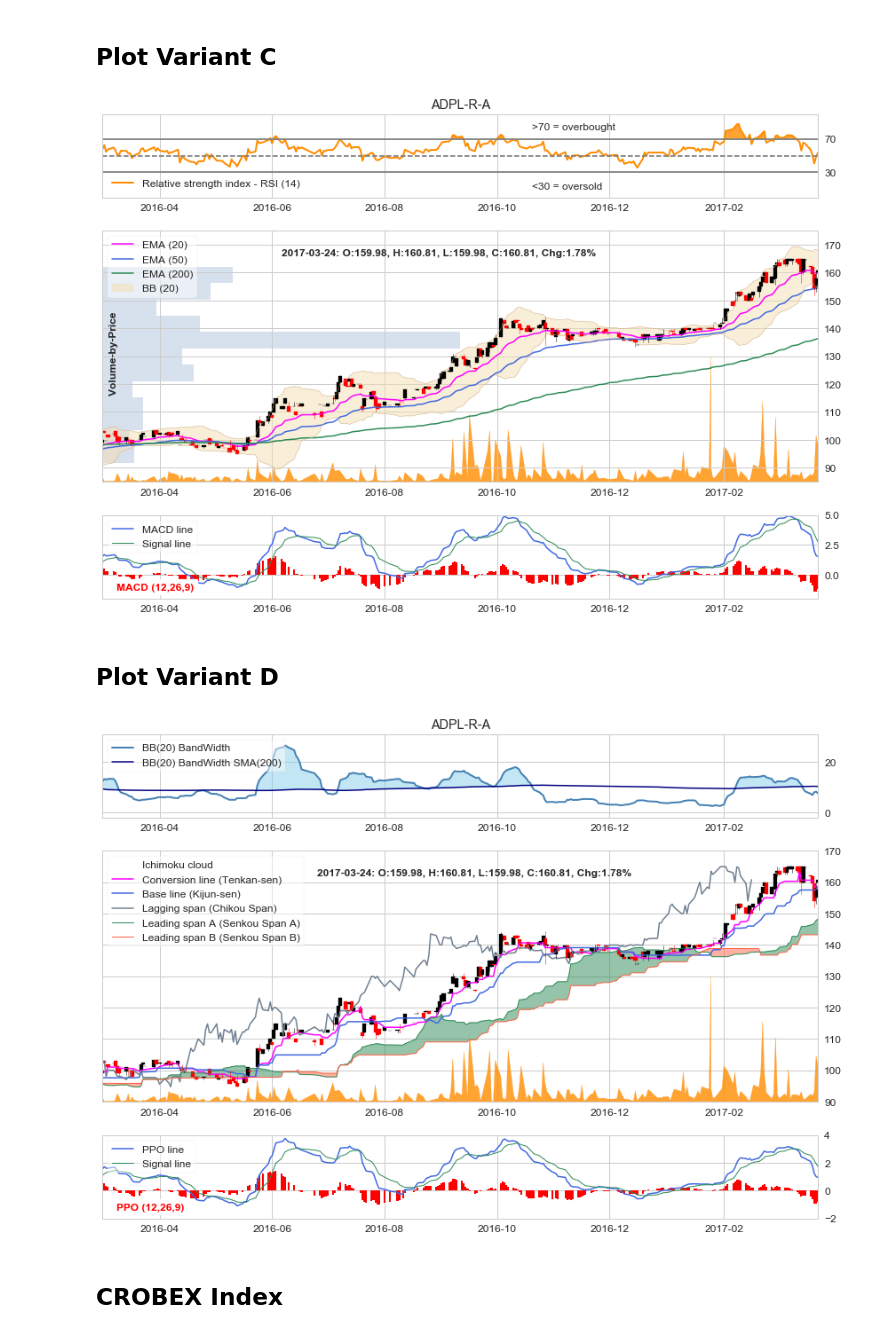
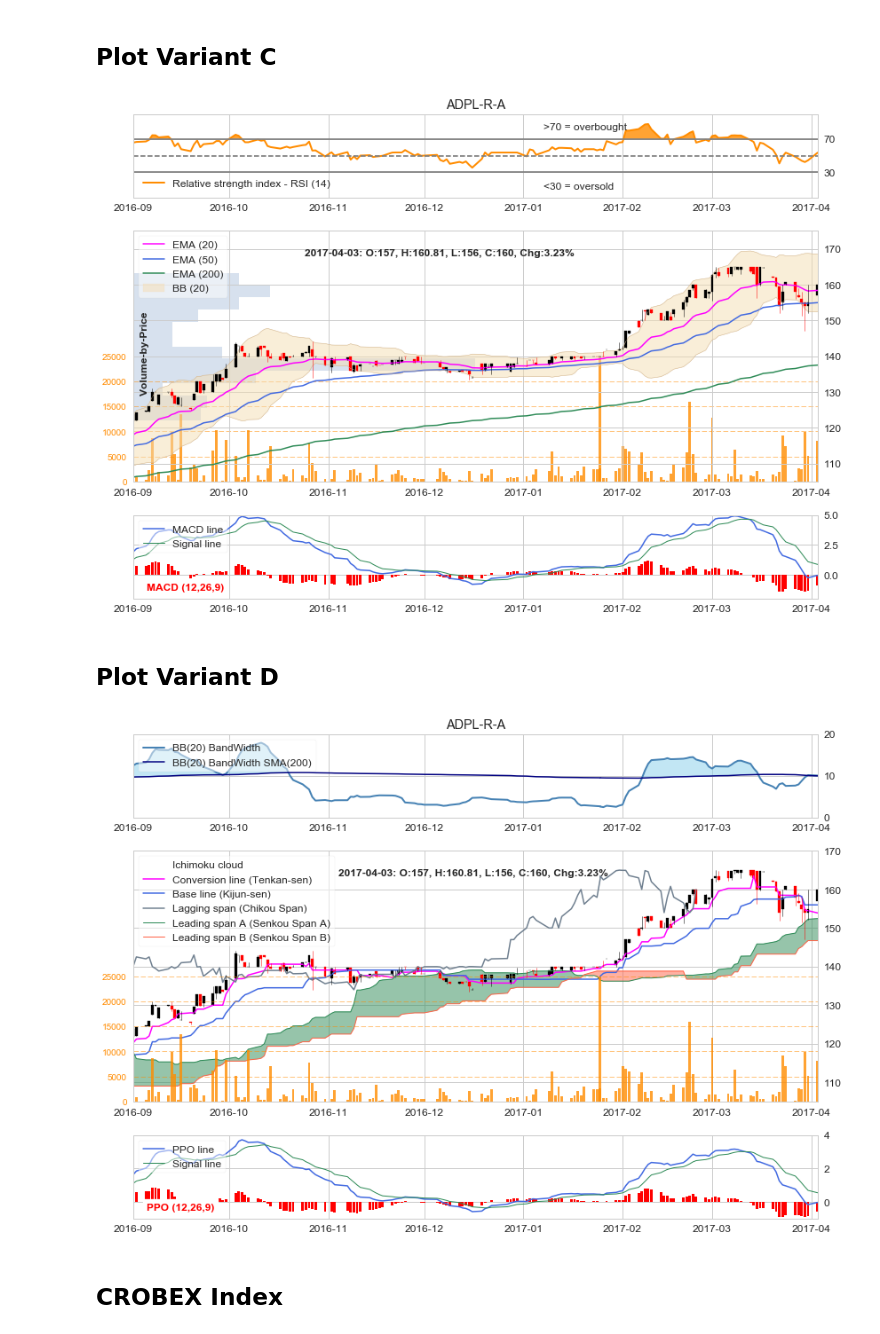
Before and after one commit to sarajcev/ZSE-Stock-Charts, a Jupyter notebook: Stock_charts.ipynb, the cells around one changed output. Drawn from its saved outputs; the diff is of its cells as text; code cells hidden in the pictures.

```diff
--- a/Stock_charts.ipynb
+++ b/Stock_charts.ipynb
@@ -42,0 +108,2 @@ quotes = quotes.iloc[::-1]
+# %%
+podaci = podaci.iloc[::-1]  # reverse order
@@ -43,3 +124,10 @@ quotes = quotes.iloc[::-1]
+# %%
+# Time window for the analysis (should be consistent with the provided data)
+date_start = dt.date(2016, 9, 1)
+#date_end = dt.date(2017, 3, 31)
+# If last day use this
+dateend = quotes.tail(1).index
+date_end = dateend.to_pydatetime()[0]
 # %%
 # Simple log returns (%) of Close price
 quotes['log_returns'] = np.log(quotes['Zadnja']).diff()*100
@@ -61,10 +139,6 @@ quotes.head()
 # Promjena  = Pct.Change
 # Količina  = Volume
 # Prosječna = Average
-# %%
-# Time window for the analysis (should be consistent with the provided data)
-date_start = dt.date(2016, 3, 1)
-date_end = dt.date(2017, 3, 24)
 # %%
 # WARNING: We can "forward fill" missing days (weekend and non-trading days)
 #          but this will create more (redundant) data for subsequent figures
@@ -471,6 +561,7 @@ ax1 = fig.add_subplot(gx[2], sharex=ax0)
 axt.yaxis.tick_right()
 ax0.yaxis.tick_right()
 ax1.yaxis.tick_right()
+axr.yaxis.tick_left()
 # Top figure
 axt.set_title(stock_name)
 axt.plot(quotes.index, rsi, ls='-', lw=2, color='darkorange', label='Relative strength index - RSI (14)')
@@ -505,15 +596,18 @@ axz.barh(zones[:-1], vol_by_price, height=bars_height, color='lightsteelblue', a
 axz.set_ylim(myround(ymin-diff), myround(ymax+diff))
 axz.set_xlim(0, 2*vol_by_price.max())  # adjust bars
 axz.grid(False)  # remove grid from this axis
-# Volume (mountain plot)
+# Volume (mountain plot or bars plot)
 vmax = quotes[u'Količina'].ix[date_start:date_end].max()
 if len(quotes[u'Količina'].ix[date_start:date_end]) > 250:
     axr.fill_between(quotes.index, quotes[u'Količina'], 0, color='darkorange', alpha=0.8)
+    axr.set_yticks([])
+    axr.grid(False)
 else:
     axr.bar(quotes.index, quotes[u'Količina'], width=0.8, color='darkorange', alpha=0.8)
+    axr.tick_params(axis='y', colors='darkorange', labelsize=10)
+    axr.set_yticks([int(round(x)) for x in np.linspace(0, vmax, 6)])
+    axr.grid(True, which='major', color='darkorange', linestyle='--', lw=0.5)
 axr.set_ylim(0, 2*vmax)
-axr.set_yticks([])
-axr.grid(False)
 # EMA (20), EMA (50) and EMA (200)
 ax0.plot(quotes.index, ema20, ls='-', lw=1.5, c='magenta', label='EMA (20)')
 ax0.plot(quotes.index, ema50, ls='-', lw=1.5, c='royalblue', label='EMA (50)')
@@ -524,7 +618,7 @@ ax0.plot(quotes.index, lowr, ls='-', lw=0.5, c='tan', label='')
 ax0.plot(quotes.index, uppr, ls='-', lw=0.5, c='tan', label='')
 # Candlestics
 if len(quotes['Zadnja'].ix[date_start:date_end]) > 250:
-    candle_width = 2
+    candle_width = 1
 else:
     candle_width = 0.8  # default
 candlestick_ohlc(ax0, qdata, width=candle_width)  # candlesticks
@@ -539,7 +633,10 @@ ax0.set_ylim(myround(ymin-diff), myround(ymax+diff))  # set limits on y-axis
 # Bottom figure
 ax1.plot(quotes.index, macd_line, ls='-', lw=1.5, c='royalblue', label='MACD line')
 ax1.plot(quotes.index, signal_line, ls='-', lw=1, c='seagreen', label='Signal line')
-ax1.bar(quotes.index, macd_hist, width=1, color='red')
+if len(macd_line.ix[date_start:date_end]) > 250:
+    ax1.bar(quotes.index, macd_hist, width=1, color='red')
+else:
+    ax1.bar(quotes.index, macd_hist, width=0.8, color='red')
 ymin_macd = min(macd_line.ix[date_start:date_end].min(),
                 signal_line.ix[date_start:date_end].min(),
                 macd_hist.ix[date_start:date_end].min())
@@ -556,7 +653,7 @@ plt.tight_layout()
 plt.savefig(stock_name+'(3)'+'.png', dpi=600)
 plt.show()
 # %% [output]
-[figure, old version]
+[figure, new version]
 # %% [markdown]
 ## Plot Variant D
 # %%
@@ -571,6 +668,7 @@ ax1 = fig.add_subplot(gx[2], sharex=axt)
 axt.yaxis.tick_right()
 ax0.yaxis.tick_right()
 ax1.yaxis.tick_right()
+axr.yaxis.tick_left()
 # Top figure
 axt.set_title(stock_name)
 # Bollinger band BB (20) BandWidth
@@ -586,12 +684,17 @@ diff_bb = (ymax_bb - ymin_bb)*0.2
 axt.set_ylim(int(ymin_bb-diff_bb), int(ymax_bb+diff_bb))
 axt.legend(loc='upper left', frameon='fancy', fancybox=True, framealpha=0.5)
 # Middle figure
-# Volume (mountain plot)
+# Volume (mountain plot or bars plot)
 vmax = quotes[u'Količina'].ix[date_start:date_end].max()
 if len(quotes[u'Količina'].ix[date_start:date_end]) > 250:
     axr.fill_between(quotes.index, quotes[u'Količina'], 0, color='darkorange', alpha=0.8)
+    axr.set_yticks([])
+    axr.grid(False)
 else:
     axr.bar(quotes.index, quotes[u'Količina'], width=0.8, color='darkorange', alpha=0.8)
+    axr.tick_params(axis='y', colors='darkorange', labelsize=10)
+    axr.set_yticks([int(round(x)) for x in np.linspace(0, vmax, 6)])
+    axr.grid(True, which='major', color='darkorange', linestyle='--', lw=0.5)
 axr.set_ylim(0, 2*vmax)
 # Ichimoku cloud
 ax0.plot([0], [0], ls='', label='Ichimoku cloud')  # empty line for legend label
@@ -608,7 +711,7 @@ ax0.plot(quotes.index, leading_span_A, ls='-', lw=1, c='seagreen', label='Leadin
 ax0.plot(quotes.index, leading_span_B, ls='-', lw=1, c='tomato', label='Leading span B (Senkou Span B)')
 # Candlestics
 if len(quotes['Zadnja'].ix[date_start:date_end]) > 250:
-    candle_width = 2
+    candle_width = 1
 else:
     candle_width = 0.8  # default
 candlestick_ohlc(ax0, qdata, width=candle_width)  # candlesticks
@@ -623,35 +726,38 @@ ymin = min(quotes[u'Najniža'].ix[date_start:date_end].min(),
            conversion_line.ix[date_start:date_end].min(),
            base_line.ix[date_start:date_end].min(),
            leading_span_A.ix[date_start:date_end].min(),
            leading_span_B.ix[date_start:date_end].min())
 ymax = max(quotes[u'Najviša'].ix[date_start:date_end].max(),
            conversion_line.ix[date_start:date_end].max(),
            base_line.ix[date_start:date_end].max(),
            leading_span_A.ix[date_start:date_end].max(),
            leading_span_B.ix[date_start:date_end].max())
 diff = (ymax - ymin)*0.05
 ax0.set_ylim(myround(ymin-diff), myround(ymax+diff))
 # Bottom figure (Percenage Price Oscilator)
 ax1.plot(quotes.index, ppo_line, ls='-', lw=1.5, c='royalblue', label='PPO line')
 ax1.plot(quotes.index, ppo_signal_line, ls='-', lw=1, c='seagreen', label='Signal line')
-ax1.bar(quotes.index, ppo_hist, width=1, color='red')
+if len(ppo_line.ix[date_start:date_end]) > 250:
+    ax1.bar(quotes.index, ppo_hist, width=1, color='red')
+else:
+    ax1.bar(quotes.index, ppo_hist, width=0.8, color='red')
 ymin_ppo = min(ppo_line.ix[date_start:date_end].min(),
                ppo_signal_line.ix[date_start:date_end].min(),
                ppo_hist.ix[date_start:date_end].min())
 ymax_ppo = max(ppo_line.ix[date_start:date_end].max(),
                ppo_signal_line.ix[date_start:date_end].max(),
                ppo_hist.ix[date_start:date_end].max())
 diff_ppo = (ymax_ppo - ymin_ppo)*0.2
 ax1.set_ylim(int(ymin_ppo-diff_ppo), int(ymax_ppo+diff_ppo))
 ax1.text(0.02, 0.1, 'PPO (12,26,9)', transform=ax1.transAxes, fontsize=12,
          fontweight='bold', color='red', backgroundcolor='white')
 ax1.legend(loc='upper left', frameon='fancy', fancybox=True, framealpha=0.5)
 ax1.set_xlim(date_start, date_end)  # Clipping view
 plt.tight_layout()
 plt.savefig(stock_name+'(4)'+'.png', dpi=600)
 plt.show()
 # %% [output]
-[figure, old version]
+[figure, new version]
 # %% [markdown]
 ## CROBEX Index
 # %%
```
Also changed, not shown: parts of 25 cells of this notebook, 2 other files.
